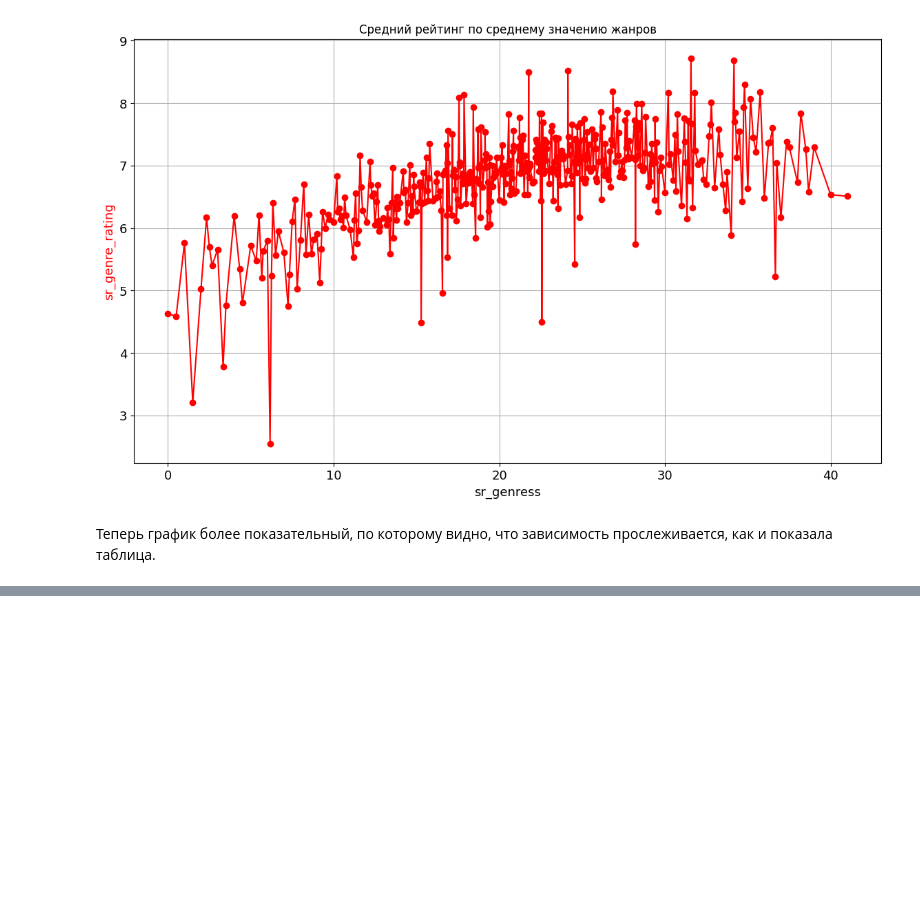
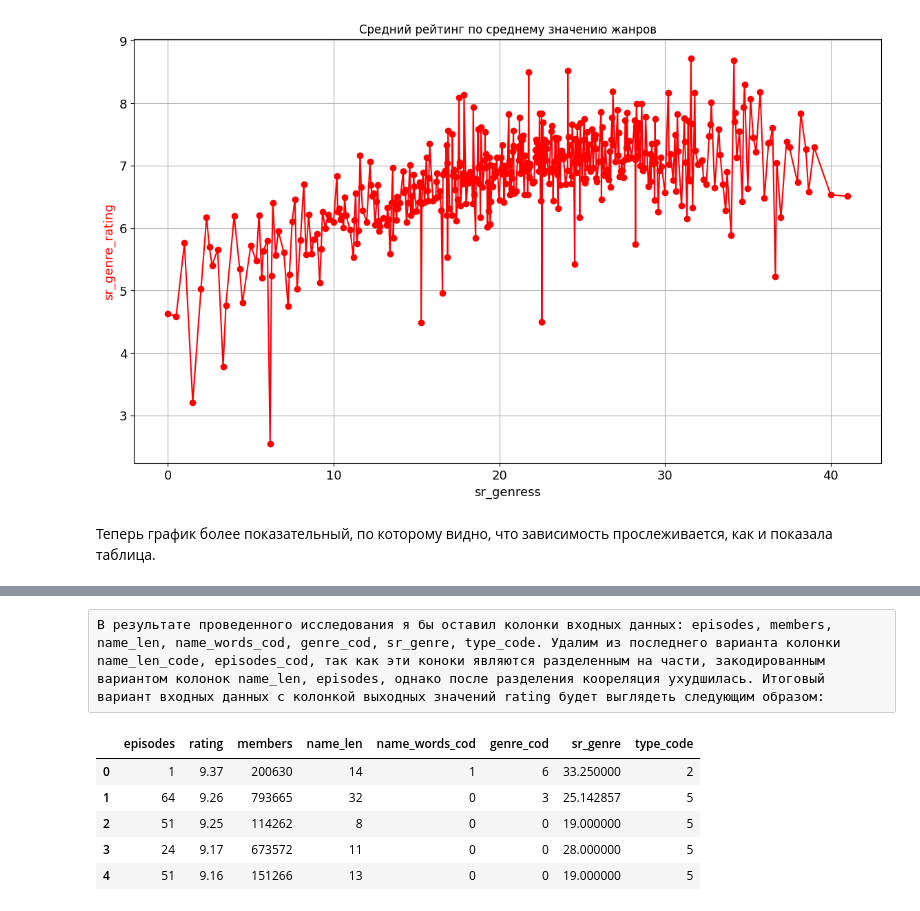
Before and after one commit to LlirikOknessu/AICourseTGroup, a Jupyter notebook: Sidorov/EDA.ipynb, the cells around one changed output, grey strips where cells are left out. Drawn from its saved outputs; the diff is of its cells as text; code cells hidden in the pictures; blank space fills up the shorter version.

```diff
--- a/Sidorov/EDA.ipynb
+++ b/Sidorov/EDA.ipynb
@@ -902,0 +912,13 @@ plt.show()
+# %% [raw]
+В результате проведенного исследования я бы оставил колонки входных данных: episodes, members, name_len, name_words_cod, genre_cod, sr_genre, type_code. Удалим из последнего варианта колонки name_len_code, episodes_cod, так как эти коноки являются разделенным на части, закодированным вариантом колонок name_len, episodes, однако после разделения коореляция ухудшилась. Итоговый вариант входных данных с колонкой выходных значений rating будет выглядеть следующим образом:
+# %%
+# Удаляем столбцы
+data = data.drop(['name_len_cod','episodes_cod'], axis=1)
+data.head()
+# %% [output]
+|  | episodes | rating | members | name_len | name_words_cod | genre_cod | sr_genre | type_code |
+| 0 | 1 | 9.37 | 200630 | 14 | 1 | 6 | 33.250000 | 2 |
+| 1 | 64 | 9.26 | 793665 | 32 | 0 | 3 | 25.142857 | 5 |
+| 2 | 51 | 9.25 | 114262 | 8 | 0 | 0 | 19.000000 | 5 |
+| 3 | 24 | 9.17 | 673572 | 11 | 0 | 0 | 28.000000 | 5 |
+| 4 | 51 | 9.16 | 151266 | 13 | 0 | 0 | 19.000000 | 5 |
```
Also changed, not shown: parts of 11 cells of this notebook, 1 other file.
